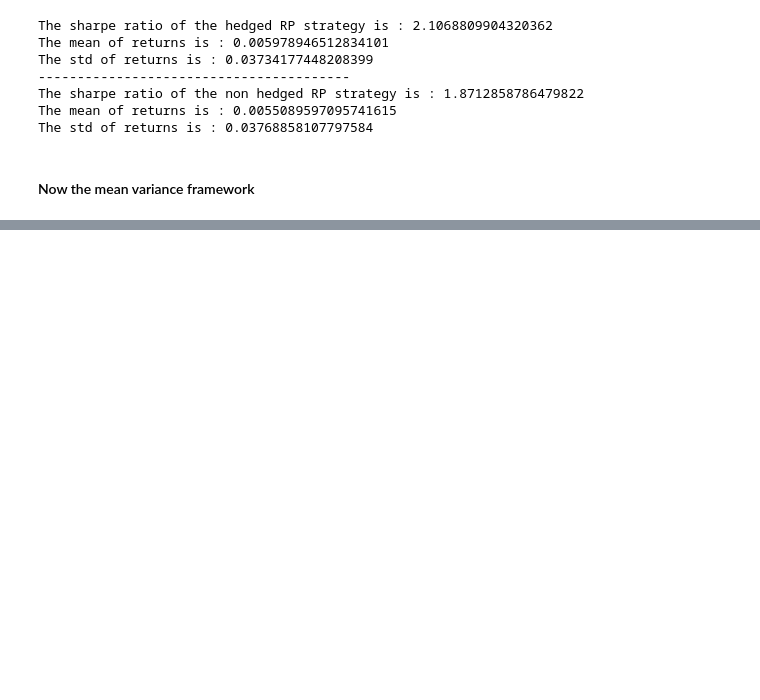
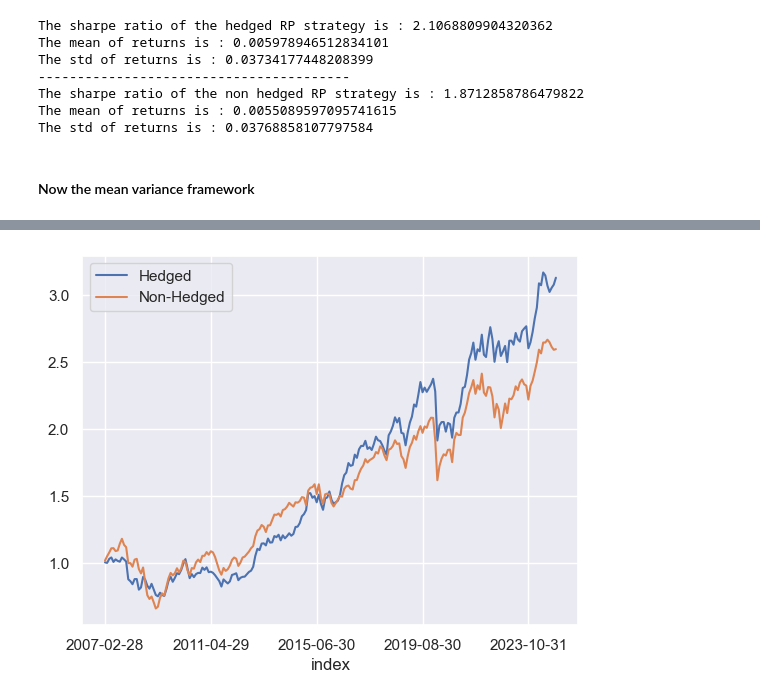
Before and after one commit to arthurdhonneur7/project_investments, a Jupyter notebook: part_3/exploration_arthur.ipynb, the cells around one changed output, grey strips where cells are left out. Drawn from its saved outputs; the diff is of its cells as text; code cells hidden in the pictures; blank space fills up the shorter version.

```diff
--- a/part_3/exploration_arthur.ipynb
+++ b/part_3/exploration_arthur.ipynb
@@ -407,0 +417,5 @@ The std of returns is : 0.03768858107797584
+# %%
+df_mv_non_hedged = df[non_hedged_mv_columns].copy()
+df_mv_hedged = df[hedged_mv_columns].copy()
+
+df_mv_hedged.head()
@@ -407,0 +462,5 @@ The std of returns is : 0.03768858107797584
+# %%
+mean_hedged, cov_hedged = compute_rolling_mean_variance(df_mv_hedged)
+mean_non_hedged, cov_non_hedged = compute_rolling_mean_variance(df_mv_non_hedged)
+
+mean_hedged.head()
@@ -407,0 +510,11 @@ The std of returns is : 0.03768858107797584
+# %%
+df_hedged_mv_weights = compute_mv_optimal_weights(mean_hedged, cov_hedged)
+df_non_hedged_mv_weights = compute_mv_optimal_weights(mean_non_hedged, cov_non_hedged)
+
+df_mv_hedged = pd.merge(df_mv_hedged.reset_index().rename(columns={'date':'index'}), df_hedged_mv_weights.shift(1).reset_index(), on='index', how='left').dropna()
+df_mv_hedged = df_mv_hedged.set_index('index')
+
+df_mv_non_hedged = pd.merge(df_mv_non_hedged.reset_index().rename(columns={'date':'index'}), df_non_hedged_mv_weights.shift(1).reset_index(), on='index', how='left').dropna()
+df_mv_non_hedged = df_mv_non_hedged.set_index('index')
+
+df_mv_hedged.head()
@@ -407,0 +529,8 @@ The std of returns is : 0.03768858107797584
+# %%
+hedged_mv_columns = [col for col in hedged_mv_columns if col.startswith('mportret_')]
+non_hedged_mv_columns = [col for col in non_hedged_mv_columns if col.startswith('mportret_')]
+
+df_mv_hedged['mv_return'] = df_mv_hedged[hedged_mv_columns].mul(df_mv_hedged[[f'weight_{col}' for col in hedged_mv_columns]].values).sum(axis=1)
+df_mv_non_hedged['mv_return'] = df_mv_non_hedged[non_hedged_mv_columns].mul(df_mv_non_hedged[[f'weight_{col}' for col in non_hedged_mv_columns]].values).sum(axis=1)
+
+df_mv_hedged.head()
@@ -407,0 +545,10 @@ The std of returns is : 0.03768858107797584
+# %%
+df_mv_hedged['cumprod_mv_return'] = (1 + df_mv_hedged['mv_return']).cumprod()
+df_mv_non_hedged['cumprod_mv_return'] = (1 + df_mv_non_hedged['mv_return']).cumprod()
+
+df_mv_hedged['cumprod_mv_return'].plot()
+df_mv_non_hedged['cumprod_mv_return'].plot()
+plt.legend(['Hedged', 'Non-Hedged'])
+plt.show()
+# %% [output]
+[figure, added]
```
Also changed, not shown: parts of 8 cells of this notebook.
